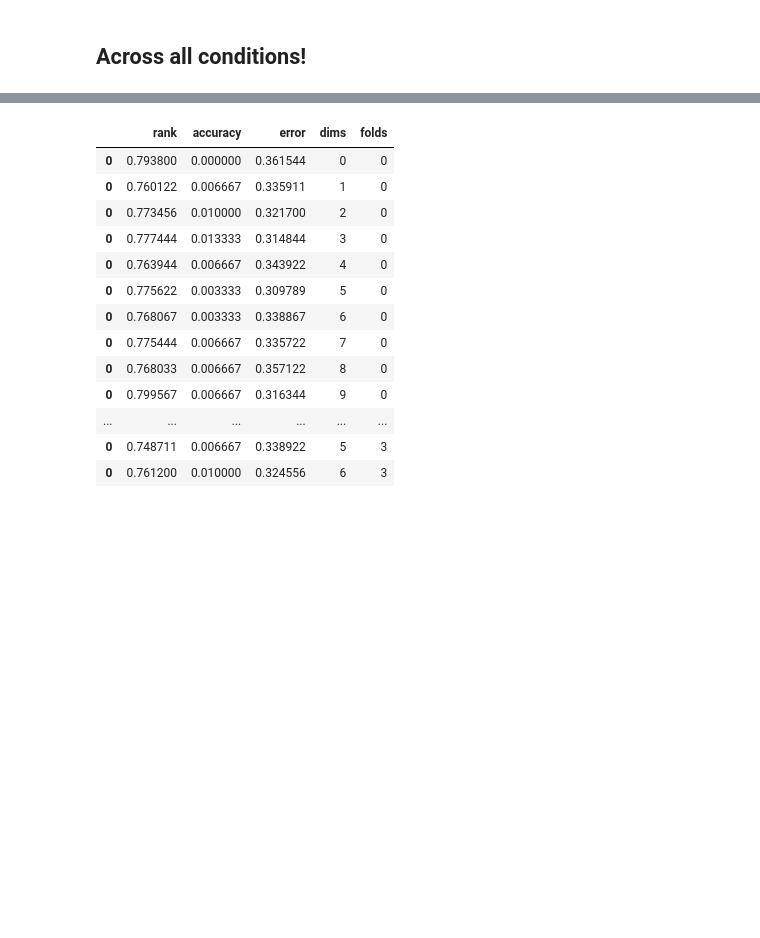
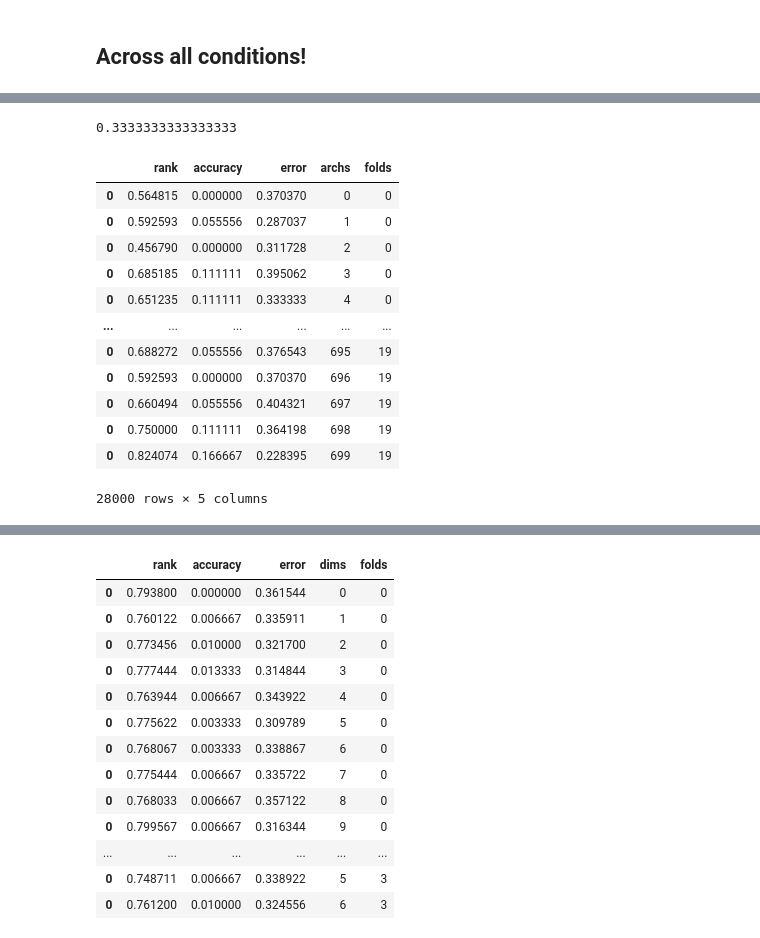
Before and after one commit to the-brAIn-lab/arch_analysis, a Jupyter notebook: notebooks/arch_decode.ipynb, the cells around one changed output, grey strips where cells are left out. Cells and saved outputs as stored; diff of their text form; code cells hidden in the pictures; blank space fills up the shorter version.

```diff
--- a/notebooks/arch_decode.ipynb
+++ b/notebooks/arch_decode.ipynb
@@ -522,0 +848,20 @@ my_cmap = ListedColormap(network_colors.values())
+# %%
+results_pd_node.accuracy.max()
+# %% [output]
+0.3333333333333333
+# %%
+results_pd_node
+# %% [output]
+|  | rank | accuracy | error | archs | folds |
+| 0 | 0.564815 | 0.000000 | 0.370370 | 0 | 0 |
+| 0 | 0.592593 | 0.055556 | 0.287037 | 1 | 0 |
+| 0 | 0.456790 | 0.000000 | 0.311728 | 2 | 0 |
+| 0 | 0.685185 | 0.111111 | 0.395062 | 3 | 0 |
+| 0 | 0.651235 | 0.111111 | 0.333333 | 4 | 0 |
+| ... | ... | ... | ... | ... | ... |
+| 0 | 0.688272 | 0.055556 | 0.376543 | 695 | 19 |
+| 0 | 0.592593 | 0.000000 | 0.370370 | 696 | 19 |
+| 0 | 0.660494 | 0.055556 | 0.404321 | 697 | 19 |
+| 0 | 0.750000 | 0.111111 | 0.364198 | 698 | 19 |
+| 0 | 0.824074 | 0.166667 | 0.228395 | 699 | 19 |
+28000 rows × 5 columns
```
Also changed, not shown: parts of 22 cells of this notebook, 37 other files.
